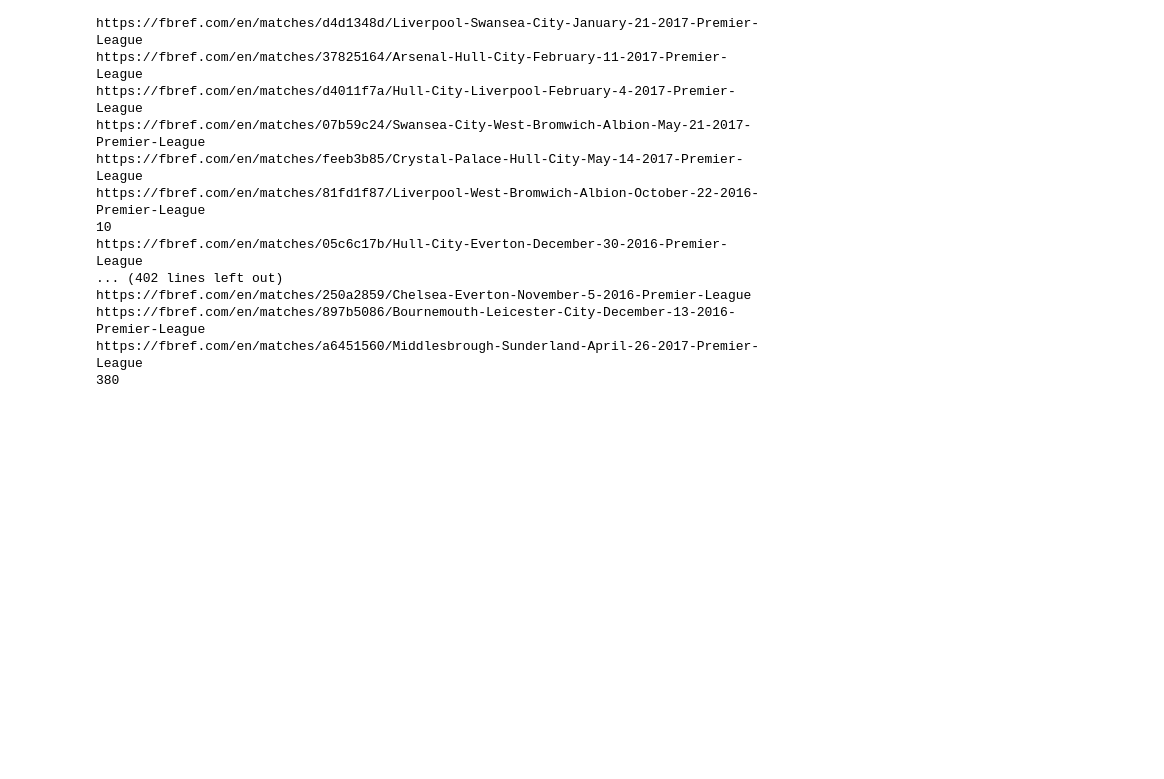
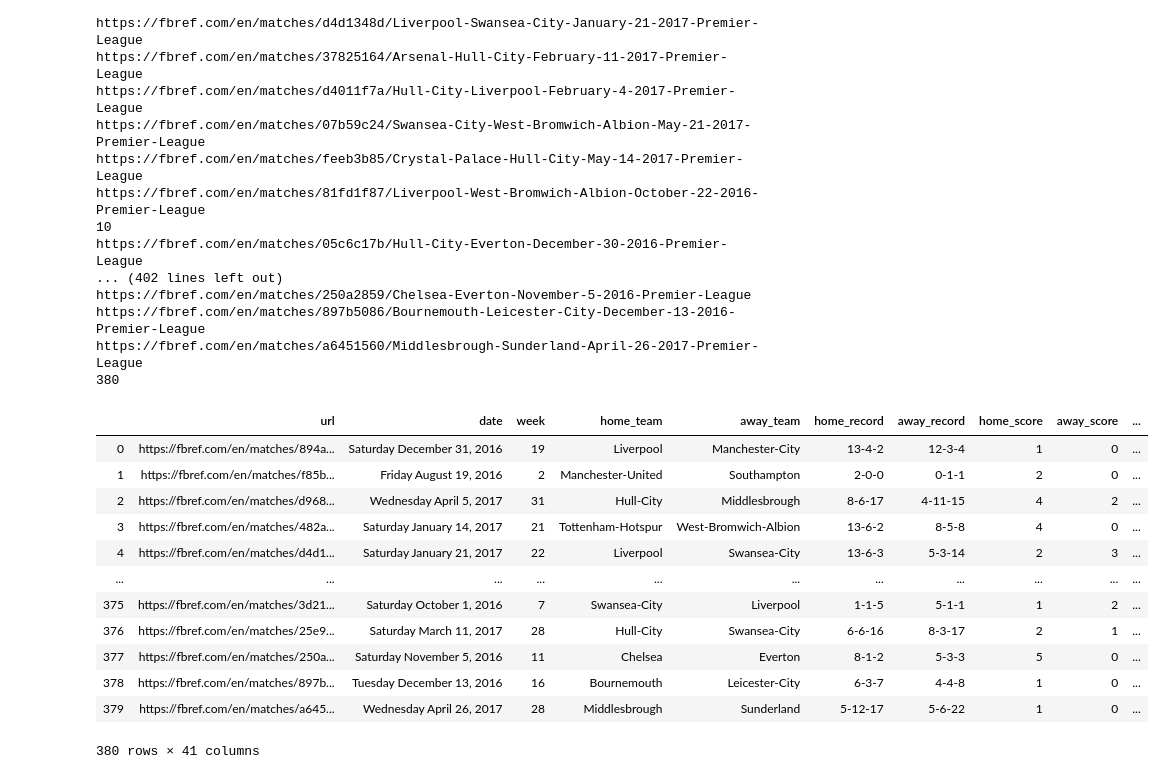
Before and after one commit to jshea1820/ML-Final-Project, a Jupyter notebook: game_data_scraper.ipynb, the cells around one changed output. Cells and saved outputs as stored; diff of their text form; code cells hidden in the pictures; blank space fills up the shorter version.

```diff
--- a/game_data_scraper.ipynb
+++ b/game_data_scraper.ipynb
@@ -147,10 +147,11 @@ def get_match_data(match_url):
     match_dict["away_team"] = soup.body.find_all(
         "div", {"class": "scorebox"})[0].find_all("strong")[3].a["href"].split("/")[5]
 
+
     match_dict["home_record"] = soup.body.find_all(
-        "div", {"class": "scorebox"})[0].find_all("div")[6].text
+        "div", {"class": "scorebox"})[0].find_all("div")[5].text
     match_dict["away_record"] = soup.body.find_all(
-        "div", {"class": "scorebox"})[0].find_all("div")[16].text
+        "div", {"class": "scorebox"})[0].find_all("div")[14].text
 
     match_dict["home_score"] = int(soup.body.find_all(
         "div", {"class": "scorebox"})[0].find_all("div", {"class": "score"})[0].text)
@@ -311,6 +312,22 @@ https://fbref.com/en/matches/a6451560/Middlesbrough-Sunderland-April-26-2017-Pre
 df_prime = pd.DataFrame(df)
 # %%
 df_prime.to_csv("matchup_data_2016.csv")
+# %%
+df_prime
+# %% [output]
+|  | url | date | week | home_team | away_team | home_record | away_record | home_score | away_score | ... |
+| 0 | https://fbref.com/en/matches/894a... | Saturday December 31, 2016 | 19 | Liverpool | Manchester-City | 13-4-2 | 12-3-4 | 1 | 0 | ... |
+| 1 | https://fbref.com/en/matches/f85b... | Friday August 19, 2016 | 2 | Manchester-United | Southampton | 2-0-0 | 0-1-1 | 2 | 0 | ... |
+| 2 | https://fbref.com/en/matches/d968... | Wednesday April 5, 2017 | 31 | Hull-City | Middlesbrough | 8-6-17 | 4-11-15 | 4 | 2 | ... |
+| 3 | https://fbref.com/en/matches/482a... | Saturday January 14, 2017 | 21 | Tottenham-Hotspur | West-Bromwich-Albion | 13-6-2 | 8-5-8 | 4 | 0 | ... |
+| 4 | https://fbref.com/en/matches/d4d1... | Saturday January 21, 2017 | 22 | Liverpool | Swansea-City | 13-6-3 | 5-3-14 | 2 | 3 | ... |
+| ... | ... | ... | ... | ... | ... | ... | ... | ... | ... | ... |
+| 375 | https://fbref.com/en/matches/3d21... | Saturday October 1, 2016 | 7 | Swansea-City | Liverpool | 1-1-5 | 5-1-1 | 1 | 2 | ... |
+| 376 | https://fbref.com/en/matches/25e9... | Saturday March 11, 2017 | 28 | Hull-City | Swansea-City | 6-6-16 | 8-3-17 | 2 | 1 | ... |
+| 377 | https://fbref.com/en/matches/250a... | Saturday November 5, 2016 | 11 | Chelsea | Everton | 8-1-2 | 5-3-3 | 5 | 0 | ... |
+| 378 | https://fbref.com/en/matches/897b... | Tuesday December 13, 2016 | 16 | Bournemouth | Leicester-City | 6-3-7 | 4-4-8 | 1 | 0 | ... |
+| 379 | https://fbref.com/en/matches/a645... | Wednesday April 26, 2017 | 28 | Middlesbrough | Sunderland | 5-12-17 | 5-6-22 | 1 | 0 | ... |
+380 rows × 41 columns
 # %%
 # Combines all sheets into one
 df1 = pd.read_csv("matchup_data.csv").drop(["date_timestamp", "home_score_xg", "away_score_xg"], axis=1)
```
Also changed, not shown: 1 other file.
